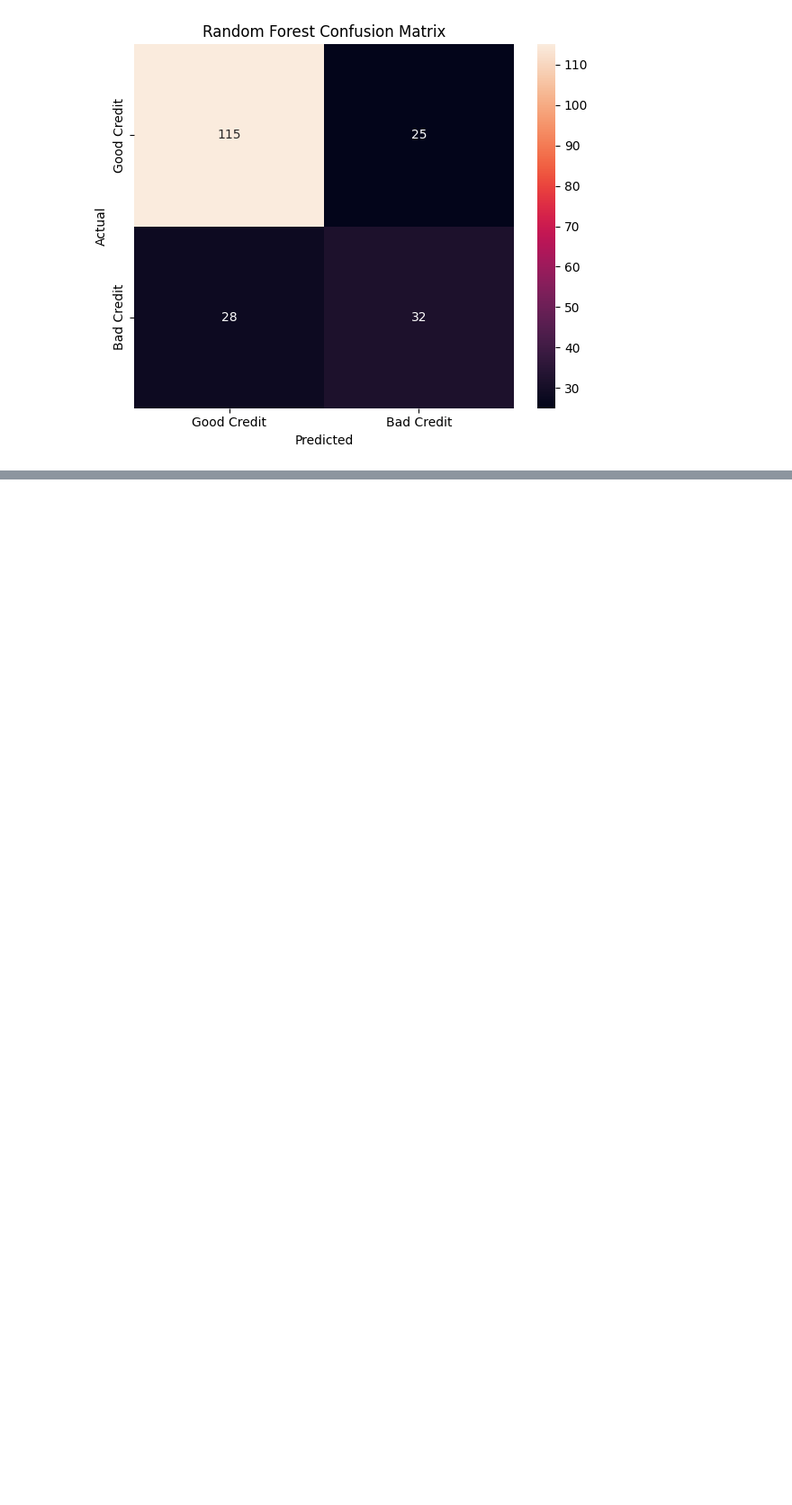
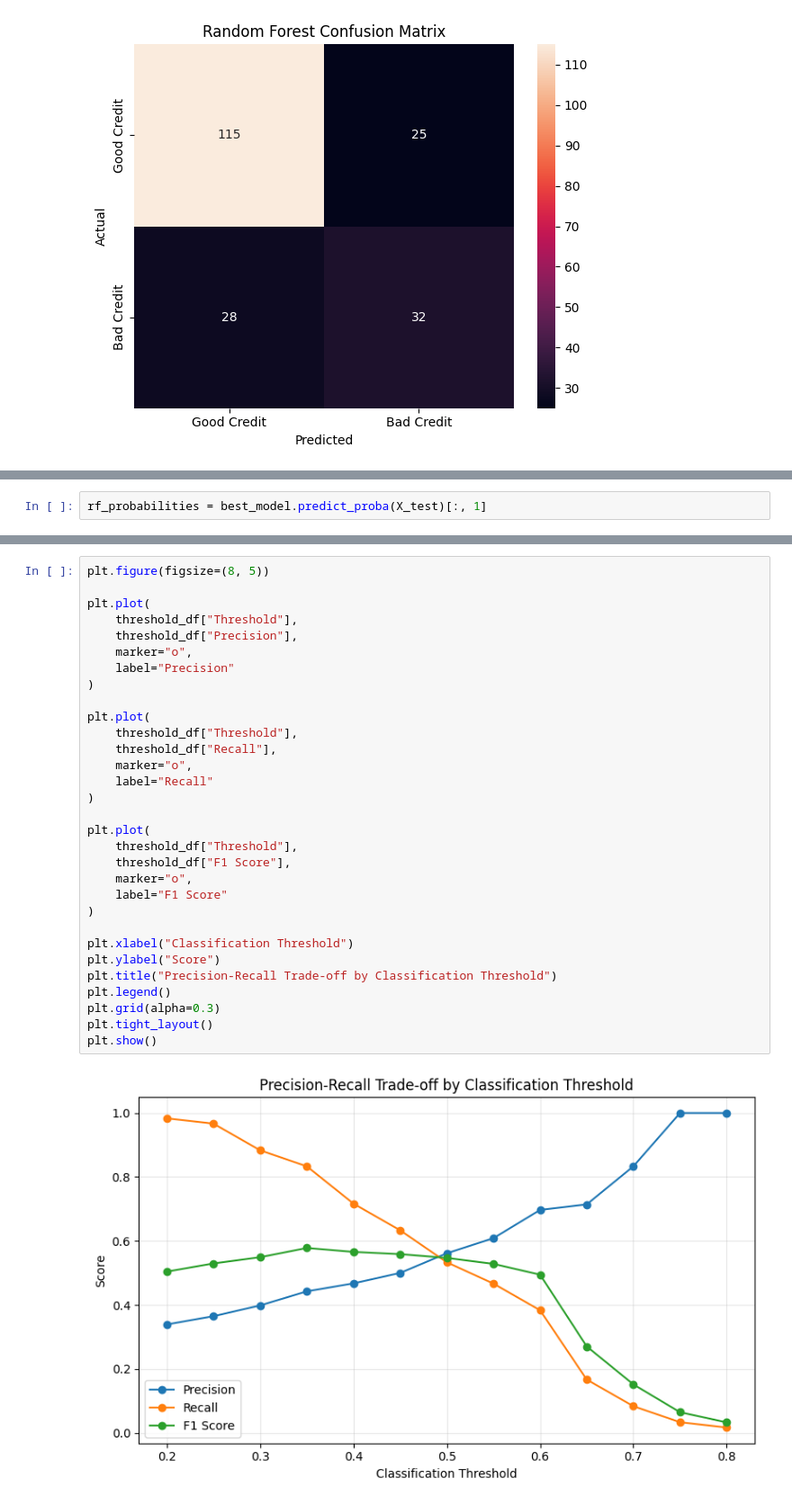
Before and after one commit to Darshh16/Credit_Risk_Analysis, a Jupyter notebook: notebooks/credit_risk_analysis.ipynb, the cells around one changed output, grey strips where cells are left out. Shown at 90% size. Drawn from its saved outputs; the diff is of its cells as text; blank space fills up the shorter version.

Commit message:
Model training completed

```diff
--- a/notebooks/credit_risk_analysis.ipynb
+++ b/notebooks/credit_risk_analysis.ipynb
@@ -1131,0 +1159,2 @@ plt.show()
+# %%
+rf_probabilities = best_model.predict_proba(X_test)[:, 1]
@@ -1131,0 +1206,33 @@ plt.show()
+# %%
+plt.figure(figsize=(8, 5))
+
+plt.plot(
+    threshold_df["Threshold"],
+    threshold_df["Precision"],
+    marker="o",
+    label="Precision"
+)
+
+plt.plot(
+    threshold_df["Threshold"],
+    threshold_df["Recall"],
+    marker="o",
+    label="Recall"
+)
+
+plt.plot(
+    threshold_df["Threshold"],
+    threshold_df["F1 Score"],
+    marker="o",
+    label="F1 Score"
+)
+
+plt.xlabel("Classification Threshold")
+plt.ylabel("Score")
+plt.title("Precision-Recall Trade-off by Classification Threshold")
+plt.legend()
+plt.grid(alpha=0.3)
+plt.tight_layout()
+plt.show()
+# %% [output]
+[figure, added]
```
Also changed, not shown: parts of 5 cells of this notebook.
